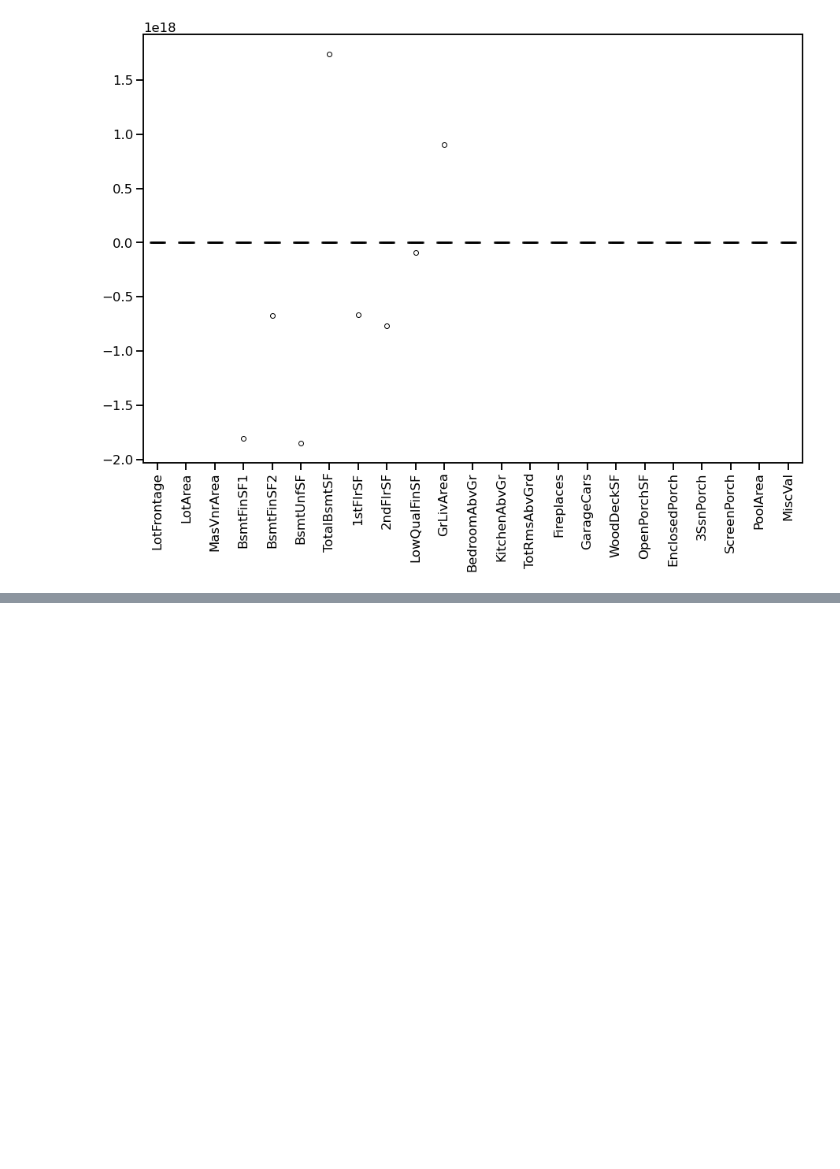
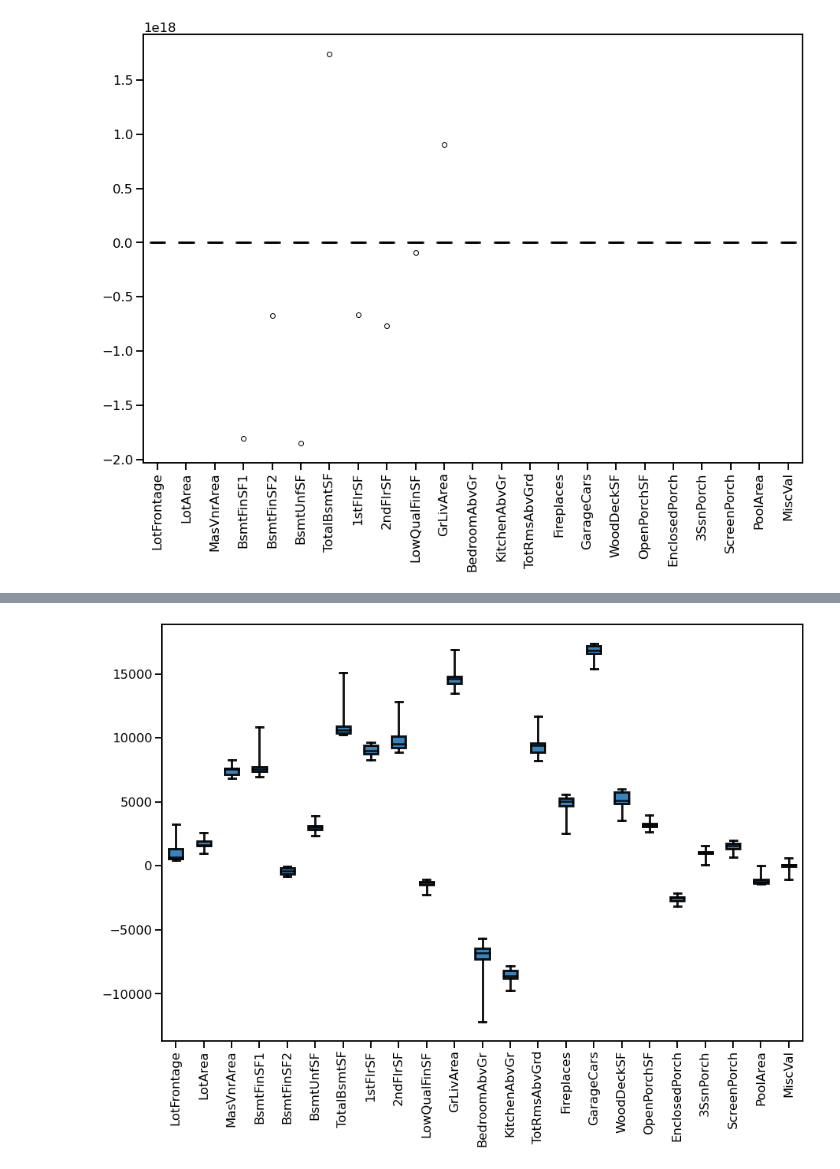
Before and after one commit to iannjari/Scikit-learn-Linear-models, a Jupyter notebook: Notebook.ipynb, the cells around one changed output, grey strips where cells are left out. Saved outputs shown, nothing was run; the diff lists cells and outputs as text; code cells hidden in the pictures; blank space fills up the shorter version.

Commit message:
RidgeCV hyper-parameter tuning,scaler and imputer with cross-validation

```diff
--- a/Notebook.ipynb
+++ b/Notebook.ipynb
@@ -91,3 +91,21 @@ _, ax = plt.subplots(figsize=(15, 10))
 _ = coefs.plot.box(**boxplot_property, ax=ax)
 # %% [output]
 [figure]
+# %%
+from sklearn.preprocessing import StandardScaler
+from sklearn.impute import SimpleImputer
+from sklearn.linear_model import RidgeCV
+from sklearn.pipeline import make_pipeline
+from sklearn.model_selection import cross_validate
+
+import numpy as np
+alphas=np.logspace(-1, 3, num=30)
+
+model = make_pipeline(StandardScaler(), SimpleImputer(), RidgeCV(alphas=alphas,store_cv_values=True))
+cv_results = cross_validate(
+    model, data_numerical, target, cv=10, return_estimator=True
+)
+# %%
+coefs = [estimator[-1].coef_ for estimator in cv_results["estimator"]]
+coefs = pd.DataFrame(coefs, columns=numerical_features)
+coefs.describe().loc[["min", "max"]]
@@ -93,0 +117,19 @@ _ = coefs.plot.box(**boxplot_property, ax=ax)
+# %%
+sns.set_context("talk")
+# Define the style of the box style
+boxplot_property = {
+    "vert": True,
+    "whis": 100,
+    "patch_artist": True,
+    "widths": 0.5,
+    "rot": 90,
+    "boxprops": dict(linewidth=3, color="black", alpha=0.9),
+    "medianprops": dict(linewidth=2.5, color="black", alpha=0.9),
+    "whiskerprops": dict(linewidth=3, color="black", alpha=0.9),
+    "capprops": dict(linewidth=3, color="black", alpha=0.9),
+}
+
+_, ax = plt.subplots(figsize=(15, 10))
+_ = coefs.plot.box(**boxplot_property, ax=ax)
+# %% [output]
+[figure, added]
```
Also changed, not shown: parts of 3 cells of this notebook.
